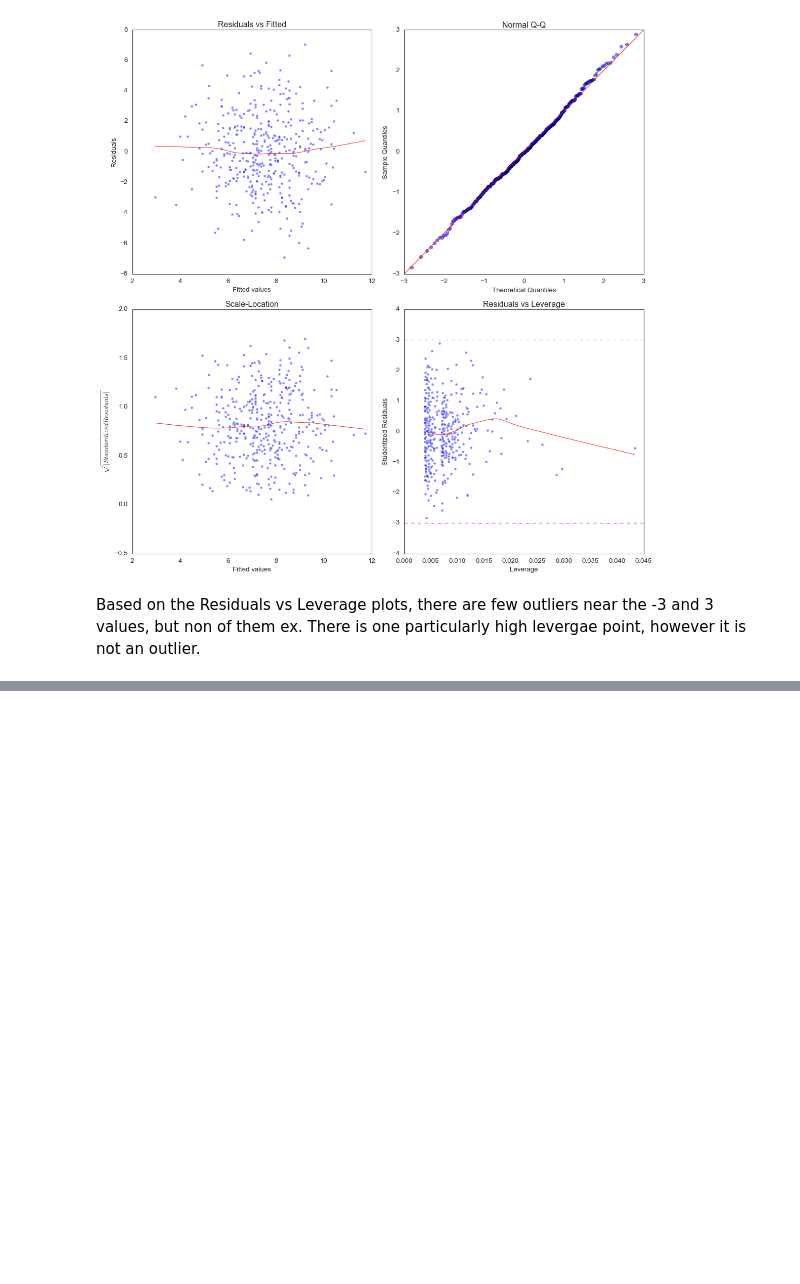
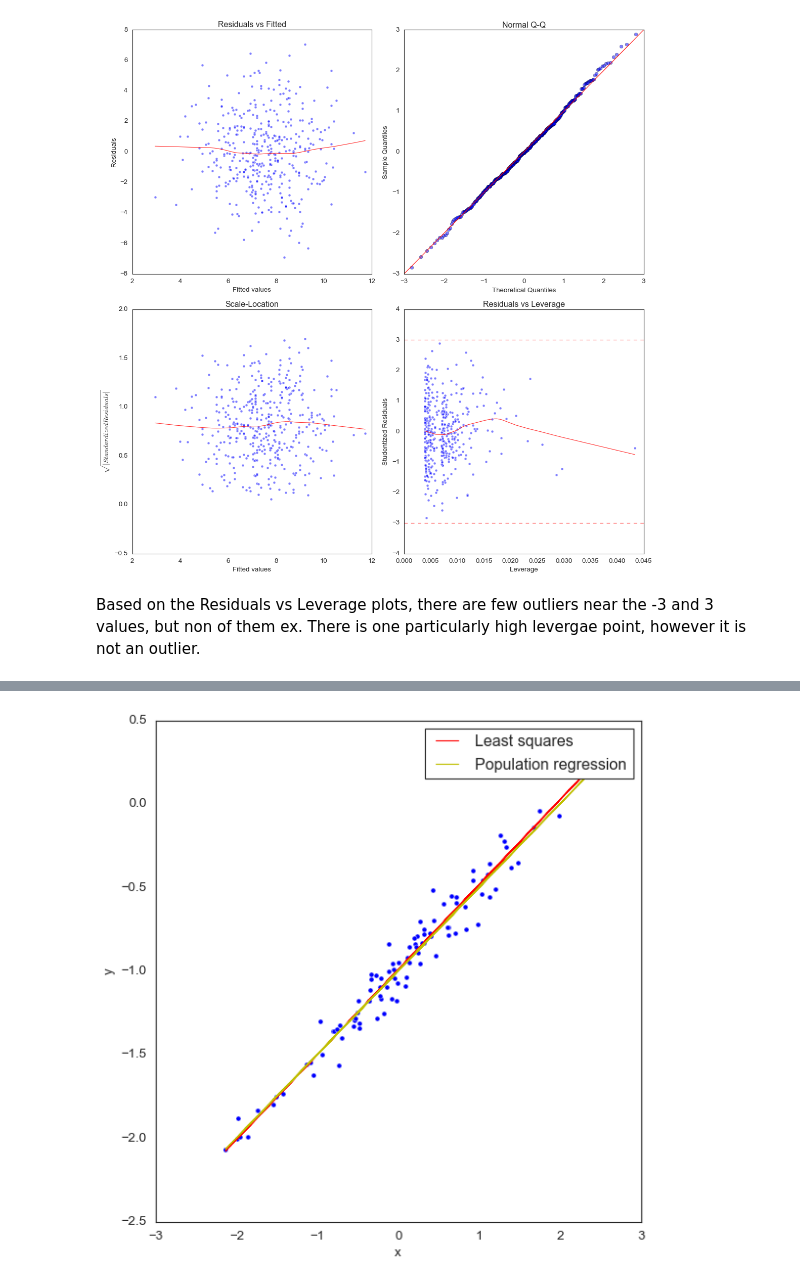
Before and after one commit to balintalfoldy/ISLR_python_AB, a Jupyter notebook: Notebooks/ch3_linear_regression_applied.ipynb, the cells around one changed output, grey strips where cells are left out. Drawn from its saved outputs; the diff is of its cells as text; code cells hidden in the pictures; blank space fills up the shorter version.

```diff
--- a/Notebooks/ch3_linear_regression_applied.ipynb
+++ b/Notebooks/ch3_linear_regression_applied.ipynb
@@ -574,0 +577,4 @@ Based on the Residuals vs Leverage plots, there are few outliers near the -3 and
+# %%
+np.random.seed(1)
+x  = np.random.normal(size=100)
+y  = 2*x + np.random.normal(size=100)
@@ -574,0 +797,6 @@ Based on the Residuals vs Leverage plots, there are few outliers near the -3 and
+# %%
+eps2  = np.random.normal(size=100, loc = 0.0, scale = 0.1)
+y2 = -1 + 0.5*x + eps2
+
+results3 = sm.OLS(y2,x_c).fit()
+results3.summary()
@@ -574,0 +823,13 @@ Based on the Residuals vs Leverage plots, there are few outliers near the -3 and
+# %%
+y_pred2 = results3.predict()
+y_act  = -1+(0.5*x)
+
+plt.figure(figsize=(8,8))
+ax = sns.scatterplot(x=x, y=y2)
+plt.xlabel('x')
+plt.ylabel('y')
+ax.plot(x, y_pred2, color='r')
+ax.plot(x, y_act, color='y')
+ax.legend(['Least squares', 'Population regression']);
+# %% [output]
+[figure, added]
```
Also changed, not shown: parts of 83 cells of this notebook.
